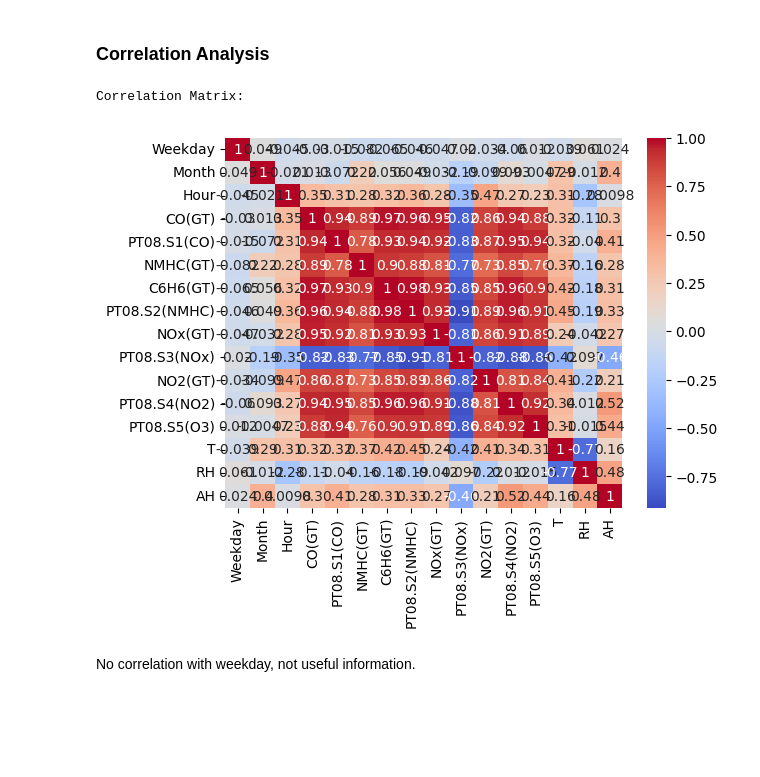
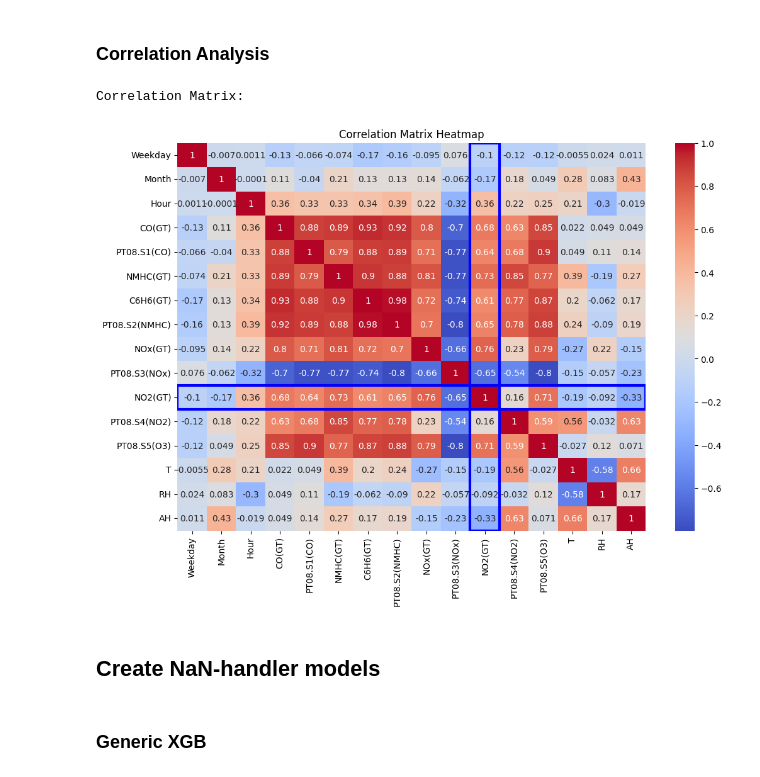
Before and after one commit to SnickleSH/air-quality, a Jupyter notebook: notebooks/main.ipynb, the cells around one changed output. Drawn from its saved outputs; the diff is of its cells as text; code cells hidden in the pictures; blank space fills up the shorter version.

```diff
--- a/notebooks/main.ipynb
+++ b/notebooks/main.ipynb
@@ -159,15 +158,22 @@ Data Distribution:
 No outliers
 # %% [markdown]
 ### Correlation Analysis
-# %%
-print("\nCorrelation Matrix:")
-corr_matrix = df.drop(columns=['Datetime']).corr()
-sns.heatmap(corr_matrix, annot=True, cmap='coolwarm')
-plt.show()
-# %% [output]
-Correlation Matrix:
-[figure, removed]
-# %% [markdown]
-No correlation with weekday, not useful information.
-# %%
-df = df.drop(columns=['Weekday'])
+# %%
+print("\nCorrelation Matrix:")
+corr_matrix = df.drop(columns=['Datetime']).corr()
+plt.figure(figsize=(12, 8))
+sns.heatmap(corr_matrix, annot=True, cmap='coolwarm')
+
+# Highlight the NO2(GT) column
+for i in range(len(corr_matrix.columns)):
+    if corr_matrix.columns[i] == 'NO2(GT)':
+        plt.gca().add_patch(plt.Rectangle((i, 0), 1, len(corr_matrix.columns), fill=False, edgecolor='blue', lw=3))
+        plt.gca().add_patch(plt.Rectangle((0, i), len(corr_matrix.columns), 1, fill=False, edgecolor='blue', lw=3))
+
+plt.title('Correlation Matrix Heatmap')
+plt.show()
+# %% [output]
+Correlation Matrix:
+[figure, added]
+# %% [markdown]
+## Create NaN-handler models
@@ -173,0 +187,2 @@ df = df.drop(columns=['Weekday'])
+# %% [markdown]
+### Generic XGB
```
Also changed, not shown: parts of 38 cells of this notebook, 4 other files.
